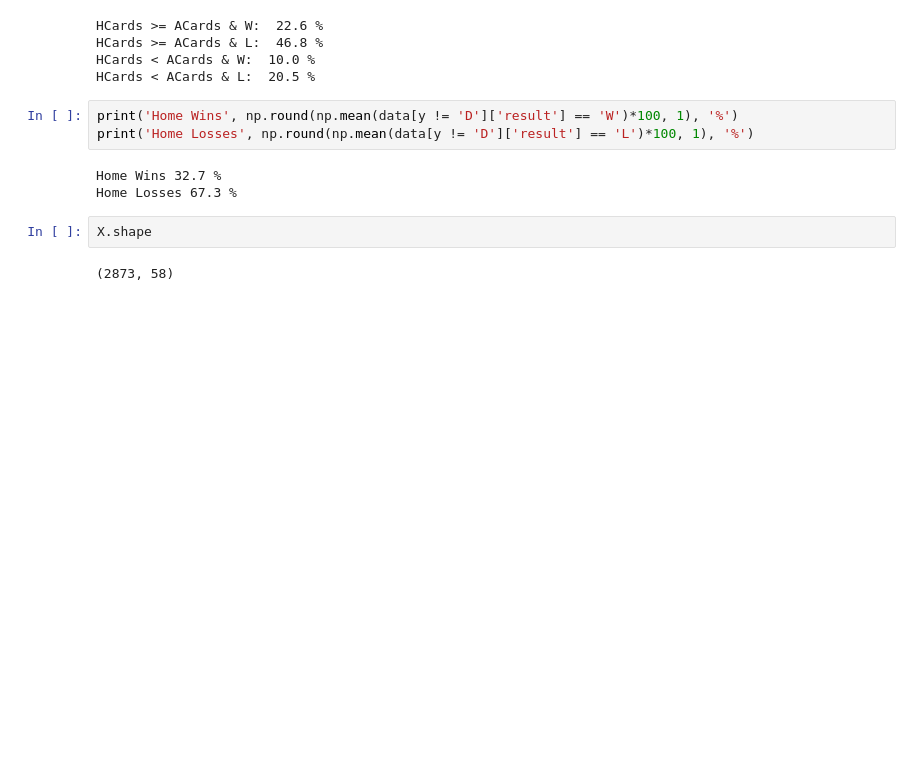
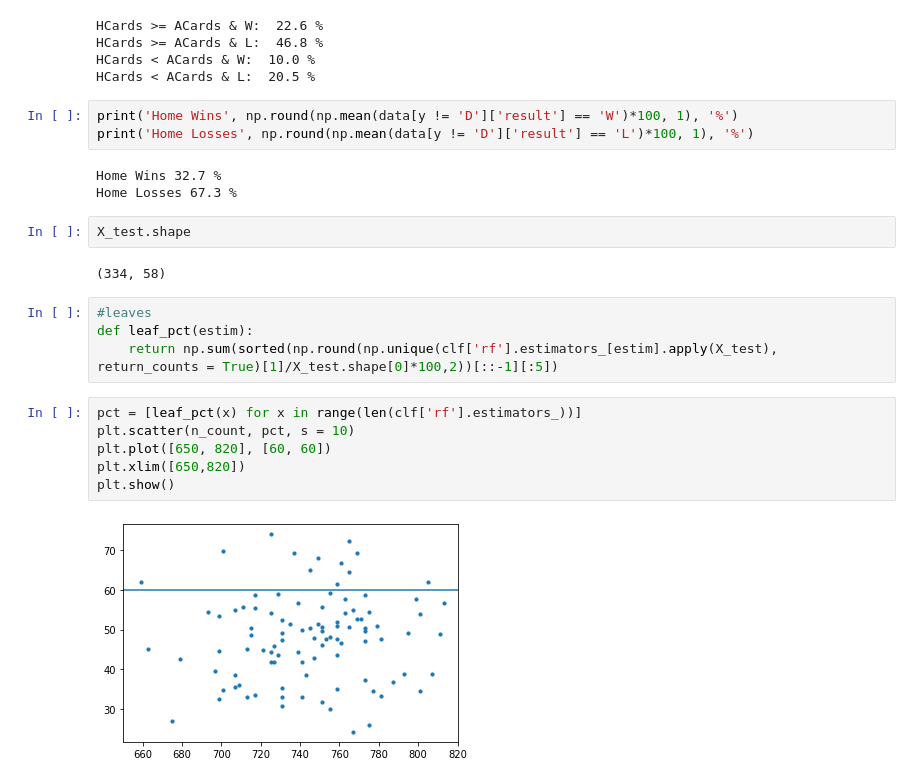
Before and after one commit to kcelebi/euro-football-officials-ML, a Jupyter notebook: pysrc/RF_final.ipynb, the cells around one changed output. Cells and saved outputs as stored; diff of their text form; blank space fills up the shorter version.

```diff
--- a/pysrc/RF_final.ipynb
+++ b/pysrc/RF_final.ipynb
@@ -296,6 +300,18 @@ print('Home Losses', np.round(np.mean(data[y != 'D']['result'] == 'L')*100, 1),
 Home Wins 32.7 %
 Home Losses 67.3 %
 # %%
-X.shape
+X_test.shape
 # %% [output]
-(2873, 58)
+(334, 58)
+# %%
+#leaves
+def leaf_pct(estim):
+    return np.sum(sorted(np.round(np.unique(clf['rf'].estimators_[estim].apply(X_test), return_counts = True)[1]/X_test.shape[0]*100,2))[::-1][:5])
+# %%
+pct = [leaf_pct(x) for x in range(len(clf['rf'].estimators_))]
+plt.scatter(n_count, pct, s = 10)
+plt.plot([650, 820], [60, 60])
+plt.xlim([650,820])
+plt.show()
+# %% [output]
+[figure, added]
```
Also changed, not shown: parts of 6 cells of this notebook, 4 other files.
